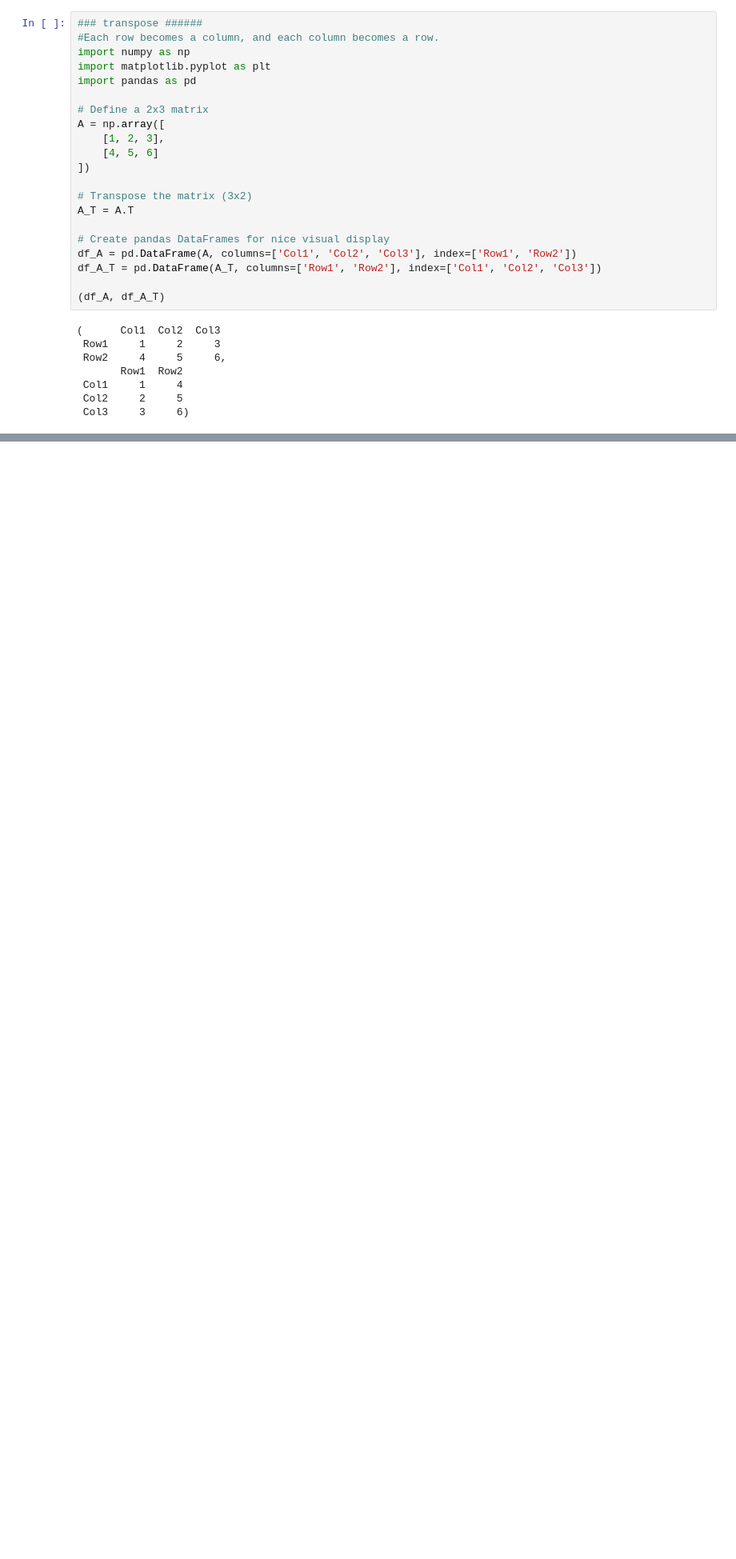
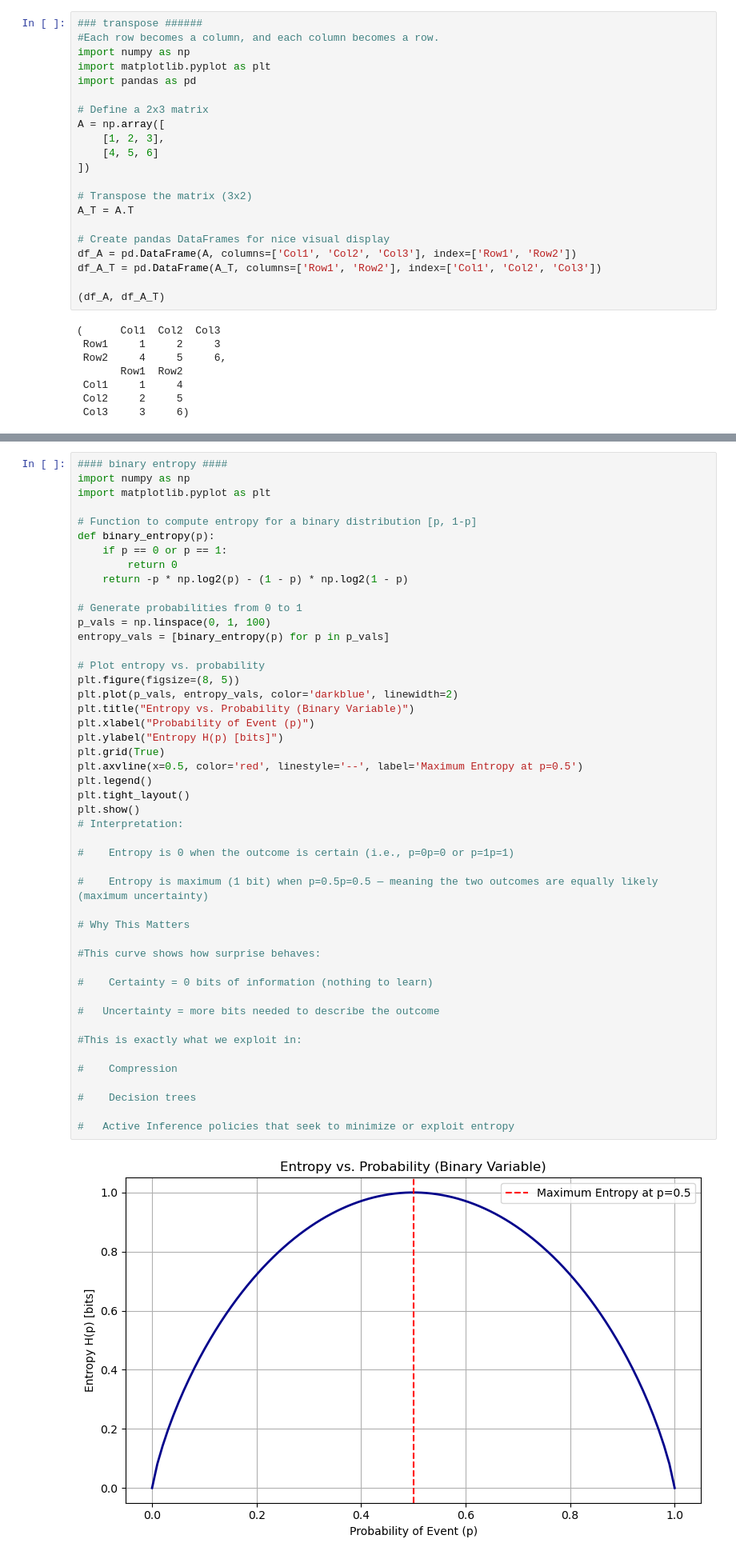
Before and after one commit to Fenrir2034/Active_Inference, a Jupyter notebook: ActiveInfINTRO.ipynb, the cells around one changed output, grey strips where cells are left out. Shown at 80% size. Saved outputs shown, nothing was run; the diff lists cells and outputs as text; blank space fills up the shorter version.

```diff
--- a/ActiveInfINTRO.ipynb
+++ b/ActiveInfINTRO.ipynb
@@ -903,0 +981,49 @@ df_A_T = pd.DataFrame(A_T, columns=['Row1', 'Row2'], index=['Col1', 'Col2', 'Col
+# %%
+#### binary entropy ####
+import numpy as np
+import matplotlib.pyplot as plt
+
+# Function to compute entropy for a binary distribution [p, 1-p]
+def binary_entropy(p):
+    if p == 0 or p == 1:
+        return 0
+    return -p * np.log2(p) - (1 - p) * np.log2(1 - p)
+
+# Generate probabilities from 0 to 1
+p_vals = np.linspace(0, 1, 100)
+entropy_vals = [binary_entropy(p) for p in p_vals]
+
+# Plot entropy vs. probability
+plt.figure(figsize=(8, 5))
+plt.plot(p_vals, entropy_vals, color='darkblue', linewidth=2)
+plt.title("Entropy vs. Probability (Binary Variable)")
+plt.xlabel("Probability of Event (p)")
+plt.ylabel("Entropy H(p) [bits]")
+plt.grid(True)
+plt.axvline(x=0.5, color='red', linestyle='--', label='Maximum Entropy at p=0.5')
+plt.legend()
+plt.tight_layout()
+plt.show()
+# Interpretation:
+
+#    Entropy is 0 when the outcome is certain (i.e., p=0p=0 or p=1p=1)
+
+#    Entropy is maximum (1 bit) when p=0.5p=0.5 — meaning the two outcomes are equally likely (maximum uncertainty)
+
+# Why This Matters
+
+#This curve shows how surprise behaves:
+
+#    Certainty = 0 bits of information (nothing to learn)
+
+#   Uncertainty = more bits needed to describe the outcome
+
+#This is exactly what we exploit in:
+
+#    Compression
+
+#    Decision trees
+
+#   Active Inference policies that seek to minimize or exploit entropy
+# %% [output]
+[figure, added]
```
Also changed, not shown: parts of 22 cells of this notebook, 1 other file.
